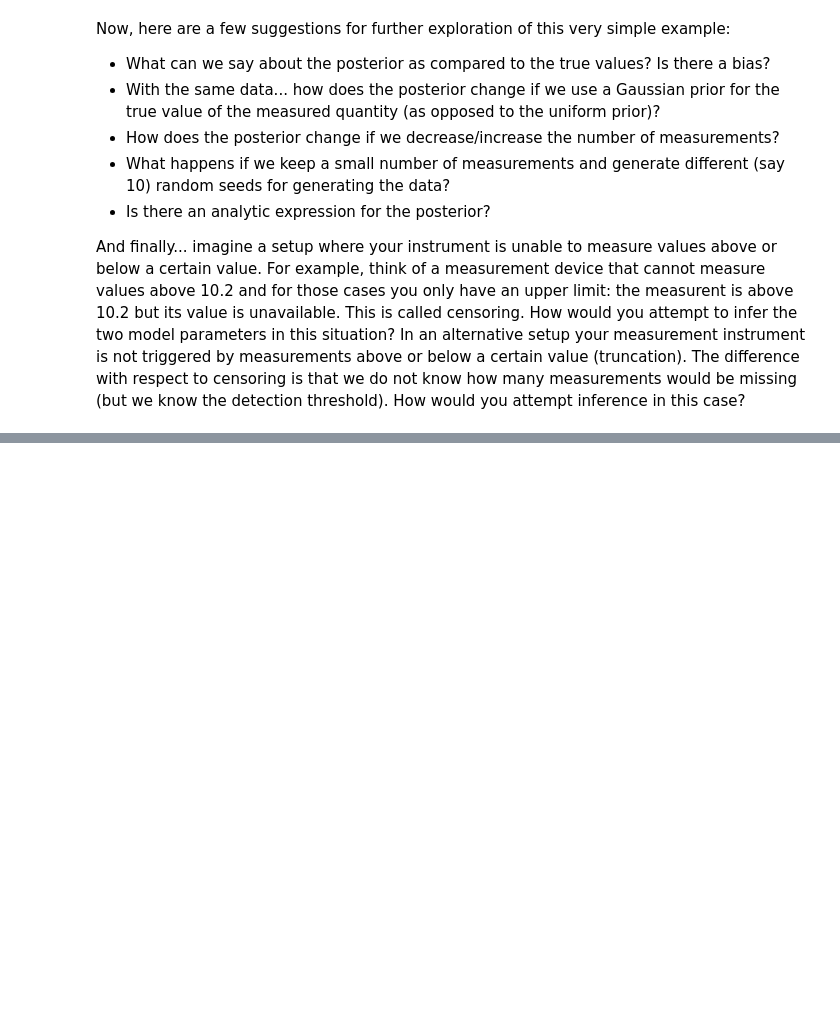
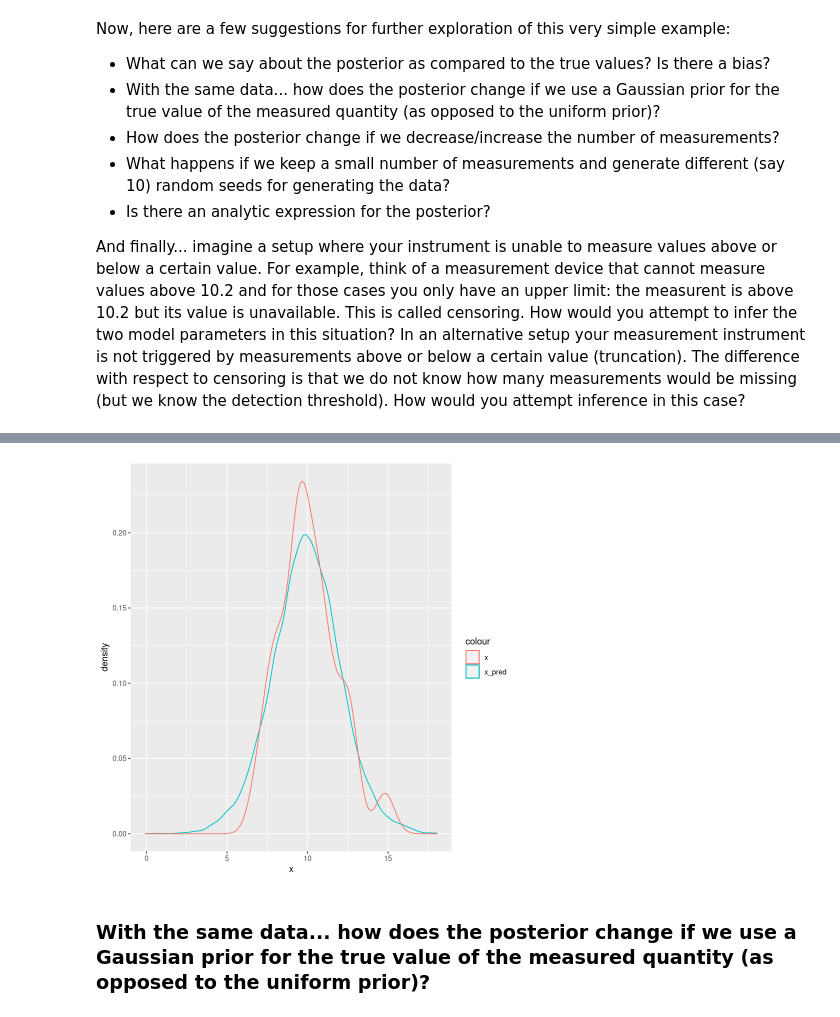
Before and after one commit to surtich/MBJ-examples, a Jupyter notebook: Infer the parameters of a Gaussian from data.ipynb, the cells around one changed output, grey strips where cells are left out. Saved outputs shown, nothing was run; the diff lists cells and outputs as text; code cells hidden in the pictures; blank space fills up the shorter version.

```diff
--- a/Infer the parameters of a Gaussian from data.ipynb
+++ b/Infer the parameters of a Gaussian from data.ipynb
@@ -105,0 +112,6 @@ And finally... imagine a setup where your instrument is unable to measure values
+# %%
+library(tidyverse)
+post_samples <- sample_n(grid, size=10000, weight=post, replace=T) %>%
+    mutate(x_pred = rnorm(n(), mean=mu, sd=sigma)) %>% as_tibble()
+
+head(post_samples)
@@ -105,0 +136,10 @@ And finally... imagine a setup where your instrument is unable to measure values
+# %%
+library(ggplot2)
+post_samples %>% ggplot() +
+    geom_density(aes(x = x_pred, color="x_pred")) +
+    geom_density(data=as_tibble(x), aes(x=value, color="x")) +
+    xlab("x")
+# %% [output]
+[figure, added]
+# %% [markdown]
+### With the same data... how does the posterior change if we use a Gaussian prior for the true value of the measured quantity (as opposed to the uniform prior)?
```
Also changed, not shown: parts of 28 cells of this notebook, 2 other files.
